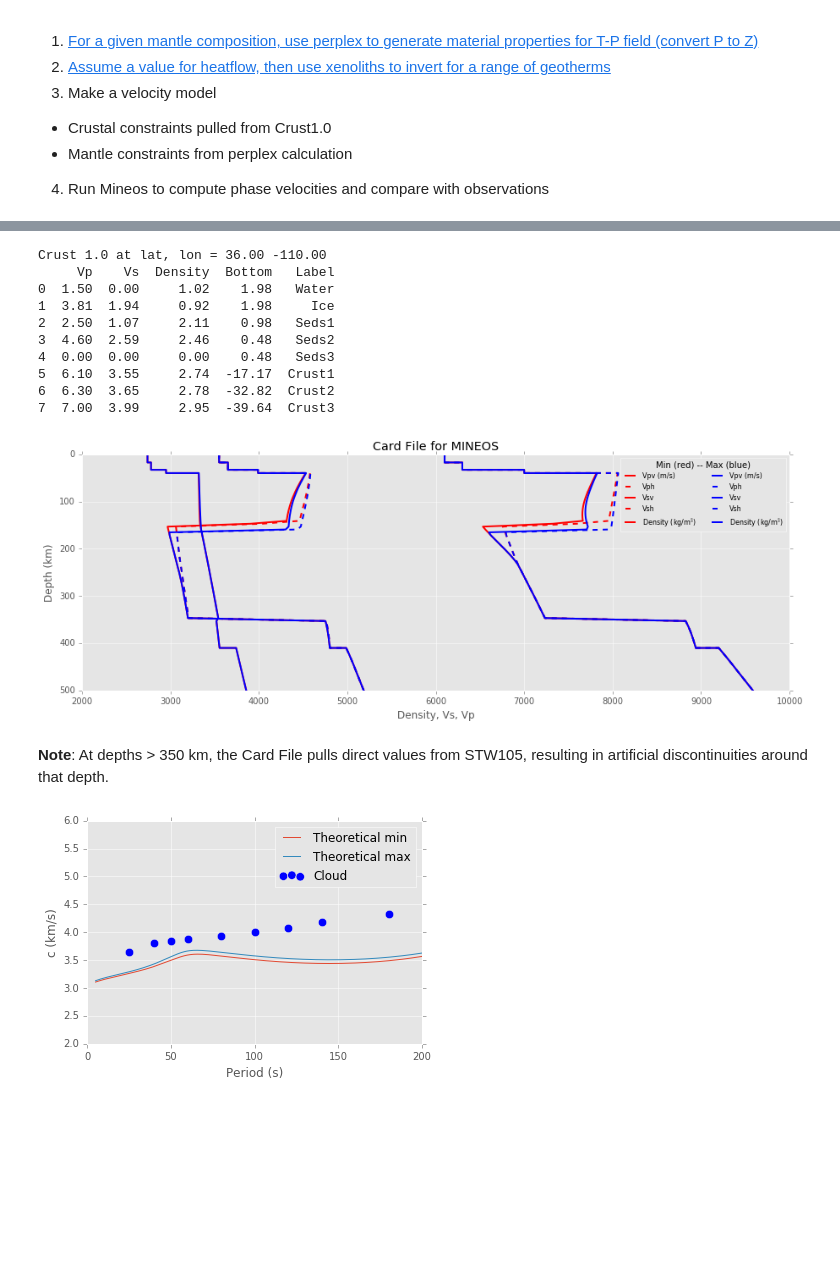
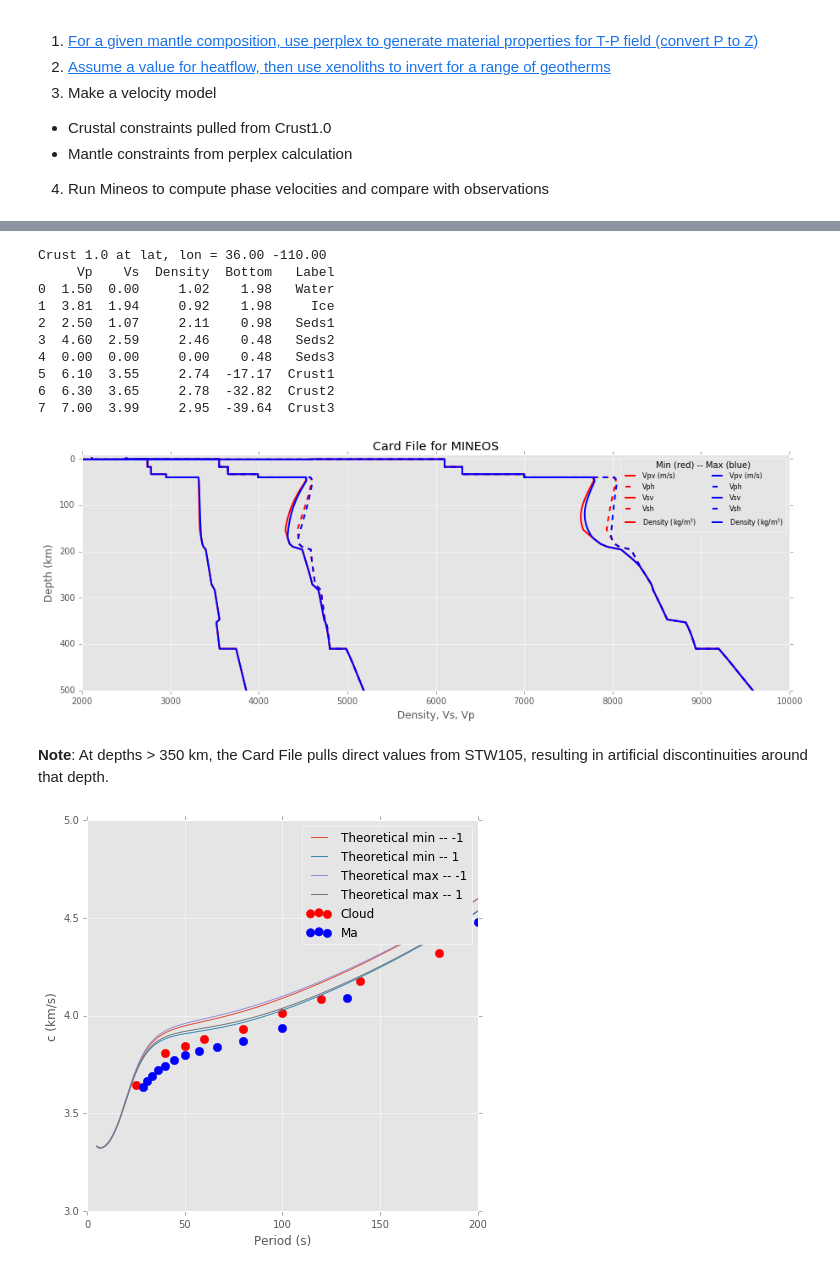
Before and after one commit to nmancinelli/ss-precursors, a Jupyter notebook: Forward_Modeling_Workflow.ipynb, the cells around one changed output, grey strips where cells are left out. Cells and saved outputs as stored; diff of their text form; code cells hidden in the pictures; blank space fills up the shorter version.

```diff
--- a/Forward_Modeling_Workflow.ipynb
+++ b/Forward_Modeling_Workflow.ipynb
@@ -51,8 +52,8 @@ plt.style.use('ggplot')
 from crust1.crust1 import Crust1
 c = Crust1().load('crust1/crustal_model_ColoradoPlateau.pickle').print()
 
-ziface1 = abs(c.model.Bottom[5])
-ziface2 = abs(c.model.Bottom[6])
+#ziface1 = abs(c.model.Bottom[5])
+#ziface2 = abs(c.model.Bottom[6])
 zmoho = abs(c.model.Bottom[7])
 
 def extract_profile(fun, crustal_property_column, gt):
@@ -63,7 +64,7 @@ def extract_profile(fun, crustal_property_column, gt):
 
         val = fun(gt.temps[ii], eachz)
 
-        for ilay in [7,6,5]:
+        for ilay in [7,6,5,4,3,2]:
             zcritical = abs(c.model.Bottom[ilay])
             if eachz < zcritical:
                 val = crustal_property_column[ilay]
@@ -83,6 +84,9 @@ from minos.minos import CardFile
 
 ls = ['red','blue']
 
+#c.model.Bottom = c.model.Bottom*1.15
+#c.print()
+
 for kk,tag in enumerate(gts):
     fvp_crst  = extract_profile(fvp, c.model.Vp, gts[tag])
     fvs_crst  = extract_profile(fvs, c.model.Vs, gts[tag])
@@ -91,8 +95,11 @@ for kk,tag in enumerate(gts):
     cf = CardFile().read('minos/STW105.txt')
     cf0 = CardFile().read('minos/STW105.txt')
     cf0=cf0.set_mantle_region(fvp_crst, fvs_crst, frho_crst, zmoho=zmoho)
+
+
+
     cf0=cf0.set_crustal_region(c.model)
-    cf0.write('minos/%s.txt' % tag)
+    cf0.write(filename='minos/%s.txt' % tag)
 
     plt.figure(2,figsize=(15,5))
     _ = plt.plot(cf0.df.Vpv, 6371-cf0.df.Radius/1000, lw = 2, label = 'Vpv (m/s)', c=ls[kk])
@@ -107,7 +114,7 @@ for kk,tag in enumerate(gts):
     _ = plt.plot(cf0.df.Density, 6371-cf0.df.Radius/1000,label='Density (kg/m$^3$)', lw=2, c=ls[kk])
     #_ = plt.plot(cf.df.Density, 6371-cf.df.Radius/1000, '--k', lw = 0.5)
 
-_ = plt.ylim(500,0)
+_ = plt.ylim(500,-10)
 _ = plt.xlim(2000, 10000)
 _ = plt.title("Card File for MINEOS")
 _ = plt.ylabel('Depth (km)')
@@ -124,34 +131,43 @@ Crust 1.0 at lat, lon = 36.00 -110.00
 5  6.10  3.55     2.74  -17.17  Crust1
 6  6.30  3.65     2.78  -32.82  Crust2
 7  7.00  3.99     2.95  -39.64  Crust3
-[figure, old version]
+[figure, new version]
 # %% [markdown]
 **Note**: At depths > 350 km, the Card File pulls direct values from STW105, resulting in artificial discontinuities around that depth.
 # %%
 #Step 4 - Compute phase velocities and compare with observed
 
 from minos.minos import Minos
 from observations.observations import PhaseVelocities
-pv = PhaseVelocities(36,-110,"Cloud")
+pv1 = PhaseVelocities(36,-110,"Cloud")
+pv2 = PhaseVelocities(36,-110,"Ma")
+
+fig = plt.figure(1,(7,7))
 
 for tag in gts:
-    minos = Minos(tag).run().read_output()
+    for ref_period in [-1.0, 1.0]:
+        cf = CardFile().read('minos/%s.txt' % tag).write(filename='minos/%s.txt' % tag, ref_period=ref_period)
+        minos = Minos(tag).run().read_output()
 
-    _ = plt.plot(minos.period, minos.c, label='Theoretical %s' % tag)
+        _ = plt.plot(minos.period, minos.c, label='Theoretical %s -- %d' % (tag, ref_period))
+
+
+colors = ['red','blue']
+labels = ['Cloud','Ma']
+
+for kk,pv in enumerate([pv1, pv2]):
     xs,ys = [],[]
     for key in pv.measurements:
         xs.append(key)
         ys.append(pv.measurements[key]/1000.)
 
-
-plt.figure(1,(9,9))
-_ = plt.scatter(xs,ys,s=70,label='Cloud')
+    _ = plt.scatter(xs, ys, s=70, label=labels[kk], color=colors[kk])
 
 plt.xlim(0,200)
-plt.ylim(2,6)
+plt.ylim(3,5)
 plt.ylabel('c (km/s)')
 plt.xlabel('Period (s)')
 
 _ = plt.legend()
 # %% [output]
-[figure, old version]
+[figure, new version]
```
Also changed, not shown: parts of 3 cells of this notebook.
